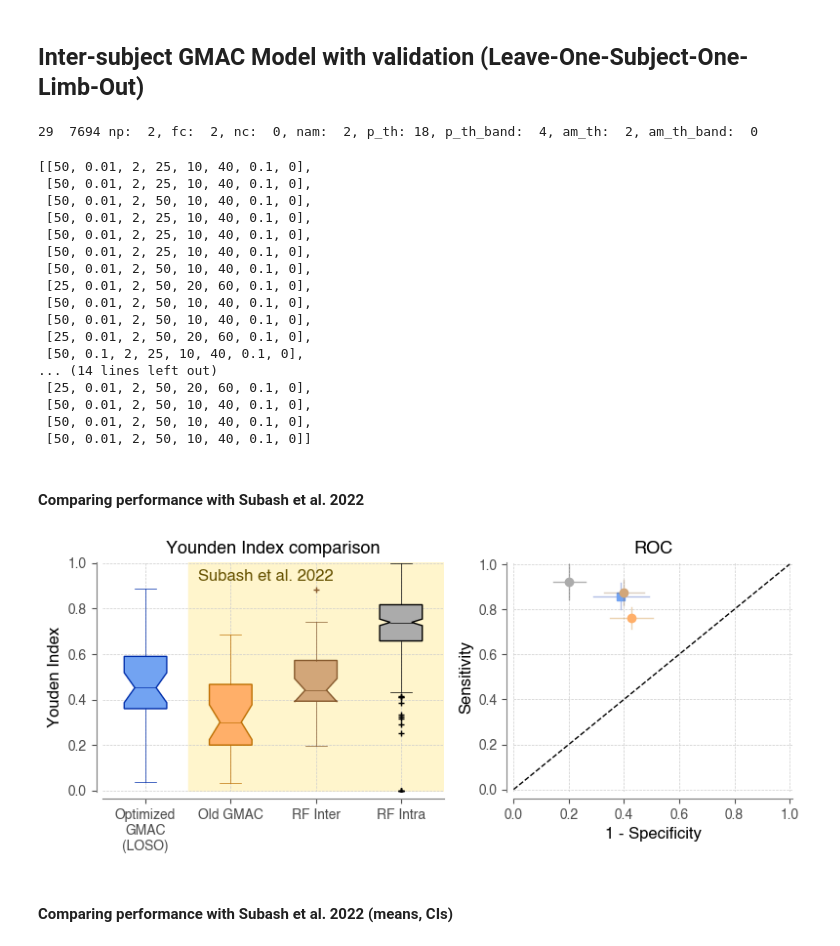
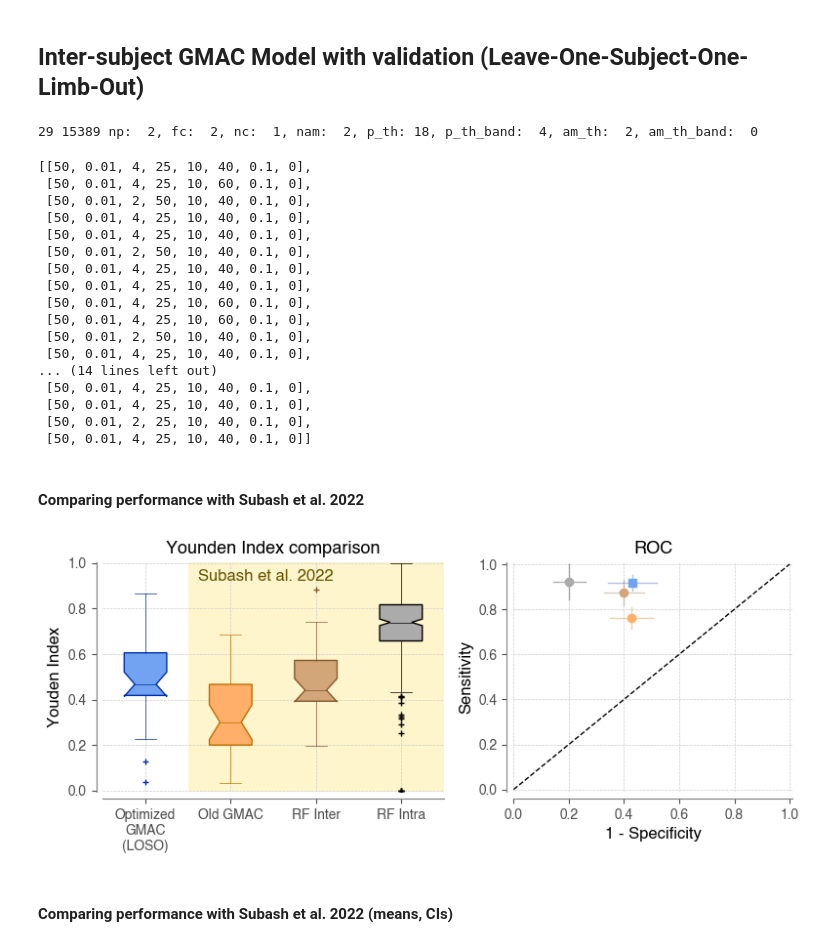
Before and after one commit to siva82kb/gmac, a Jupyter notebook: notebooks/06-paper_plots_R1.ipynb, the cells around one changed output. Drawn from its saved outputs; the diff is of its cells as text; code cells hidden in the pictures.

```diff
--- a/notebooks/06-paper_plots_R1.ipynb
+++ b/notebooks/06-paper_plots_R1.ipynb
@@ -99,7 +99,7 @@ datadf = {
 # %% [markdown]
 ## Read the Pitch and Accl. Mag. Estimation files
 # %%
-basedir = "../data/output-r1"
+basedir = "../data/output-r1-full"
 
 # Read gmac parameters.
 with open(pathlib.Path(basedir, "gmac", "gmac_params.json"), "r") as f:
@@ -409,9 +418,9 @@ for l, (_lmb, _subj) in enumerate(limbsubj):
         iqr[_i] = _perfs[2] - _perfs[0]
 
 # Save the perf data as a numpy file
-np.save("../data/output-r1/all_perf_loslo.npy", perf_loslo)
+np.save(pathlib.Path(basedir, "all_perf_loslo.npy"), perf_loslo)
 # %% [output]
-29  7694 np:  2, fc:  2, nc:  0, nam:  2, p_th: 18, p_th_band:  4, am_th:  2, am_th_band:  0
+29 15389 np:  2, fc:  2, nc:  1, nam:  2, p_th: 18, p_th_band:  4, am_th:  2, am_th_band:  0
 # %%
 maxinx = np.array([np.where(_perf == np.max(_perf)) for _perf in perf_loslo]).T[0].T
 bestarg = [
@@ -428,26 +437,26 @@ bestarg = [
 ]
 bestarg
 # %% [output]
-[[50, 0.01, 2, 25, 10, 40, 0.1, 0],
+[[50, 0.01, 4, 25, 10, 40, 0.1, 0],
+ [50, 0.01, 4, 25, 10, 60, 0.1, 0],
+ [50, 0.01, 2, 50, 10, 40, 0.1, 0],
+ [50, 0.01, 4, 25, 10, 40, 0.1, 0],
+ [50, 0.01, 4, 25, 10, 40, 0.1, 0],
+ [50, 0.01, 2, 50, 10, 40, 0.1, 0],
+ [50, 0.01, 4, 25, 10, 40, 0.1, 0],
+ [50, 0.01, 4, 25, 10, 40, 0.1, 0],
+ [50, 0.01, 4, 25, 10, 60, 0.1, 0],
+ [50, 0.01, 4, 25, 10, 60, 0.1, 0],
+ [50, 0.01, 2, 50, 10, 40, 0.1, 0],
+ [50, 0.01, 4, 25, 10, 40, 0.1, 0],
+... (14 lines left out)
+ [50, 0.01, 4, 25, 10, 40, 0.1, 0],
+ [50, 0.01, 4, 25, 10, 40, 0.1, 0],
  [50, 0.01, 2, 25, 10, 40, 0.1, 0],
- [50, 0.01, 2, 50, 10, 40, 0.1, 0],
- [50, 0.01, 2, 25, 10, 40, 0.1, 0],
- [50, 0.01, 2, 25, 10, 40, 0.1, 0],
- [50, 0.01, 2, 25, 10, 40, 0.1, 0],
- [50, 0.01, 2, 50, 10, 40, 0.1, 0],
- [25, 0.01, 2, 50, 20, 60, 0.1, 0],
- [50, 0.01, 2, 50, 10, 40, 0.1, 0],
- [50, 0.01, 2, 50, 10, 40, 0.1, 0],
- [25, 0.01, 2, 50, 20, 60, 0.1, 0],
- [50, 0.1, 2, 25, 10, 40, 0.1, 0],
-... (14 lines left out)
- [25, 0.01, 2, 50, 20, 60, 0.1, 0],
- [50, 0.01, 2, 50, 10, 40, 0.1, 0],
- [50, 0.01, 2, 50, 10, 40, 0.1, 0],
- [50, 0.01, 2, 50, 10, 40, 0.1, 0]]
+ [50, 0.01, 4, 25, 10, 40, 0.1, 0]]
 # %%
 # Get the performance of the left out subject for the best parameters.
-looperf = {
+losloperf = {
     "youden": np.zeros(len(limbsubj)),
     "sensitivity": np.zeros(len(limbsubj)),
     "specificity": np.zeros(len(limbsubj)),
@@ -465,9 +474,9 @@ for i, (_lmb, _subj) in enumerate(limbsubj):
             (gmac_perf.am_th == bestarg[i][6]) &
             (gmac_perf.am_th_band == bestarg[i][7]))
     # Computer performance
-    looperf["youden"][i] = gmac_perf.loc[_looinx & _inx, "youden"].values[0]
-    looperf["sensitivity"][i] = gmac_perf.loc[_looinx & _inx, "sensitivity"].values[0]
-    looperf["specificity"][i] = gmac_perf.loc[_looinx & _inx, "specificity"].values[0]
+    losloperf["youden"][i] = gmac_perf.loc[_looinx & _inx, "youden"].values[0]
+    losloperf["sensitivity"][i] = gmac_perf.loc[_looinx & _inx, "sensitivity"].values[0]
+    losloperf["specificity"][i] = gmac_perf.loc[_looinx & _inx, "specificity"].values[0]
 # %% [markdown]
 #### Comparing performance with Subash et al. 2022
 # %%
@@ -480,7 +489,7 @@ ax = plt.subplot(gs[0, 0])
 
 # Current performance
 j = 1
-ax.boxplot(x=looperf["youden"], positions=[j],
+ax.boxplot(x=losloperf["youden"], positions=[j],
         widths=0.5, notch=True, patch_artist=True,
         boxprops=dict(facecolor=lightc[j], color=darkc[j], alpha=1.0),
         capprops=dict(color=darkc[j], alpha=1.0, lw=0.5),
@@ -554,8 +563,8 @@ ax.set_title("Younden Index comparison", fontsize=13)
 ax = plt.subplot(gs[0, 1])
 ax.plot([0, 1], [0, 1], lw=1, color="black", ls="--")
 # LOO Optimized GMAC
-_valsens = looperf["sensitivity"]
-_valspec = looperf["specificity"]
+_valsens = losloperf["sensitivity"]
+_valspec = losloperf["specificity"]
 _xmean, _ymean = np.mean(_valspec), np.mean(_valsens)
 _xstd, _ystd = np.std(_valspec), np.std(_valsens)
 ax.plot([1 - _xmean - 0.5 * _xstd, 1 - _xmean + 0.5 * _xstd],
@@ -587,34 +596,34 @@ ax.plot([1 - _xmean], [_ymean], marker="o", ms=6, color=lightc[3], alpha=1)
 # RF Intra
 _valsens = np.hstack([subash_perf_rfintra["sensitivity"][i] for i in range(4)])
 _valspec = np.hstack([subash_perf_rfintra["specificity"][i] for i in range(4)])
 _xmean, _ymean = np.nanmean(_valspec), np.nanmean(_valsens)
 _xstd, _ystd = np.nanstd(_valspec), np.nanstd(_valsens)
 ax.plot([1 - _xmean - 0.5 * _xstd, 1 - _xmean + 0.5 * _xstd],
         [_ymean, _ymean], color=darkc[4], alpha=0.3, lw=1)
 ax.plot([1 - _xmean, 1 - _xmean],
         [_ymean - 0.5 * _ystd, _ymean + 0.5 * _ystd], color=darkc[4], alpha=0.3, lw=1)
 ax.plot([1 - _xmean], [_ymean], marker="o", ms=6, color=lightc[4], alpha=1)
 ax.set_ylim(-0.01, 1.01)
 ax.set_xlim(0.0, 1.01)
 ax.spines['right'].set_visible(False)
 ax.spines['top'].set_visible(False)
 ax.spines['left'].set_position(('outward', 5))
 ax.spines['bottom'].set_position(('outward', 5))
 ax.spines['left'].set_color("tab:gray")
 ax.spines['bottom'].set_color("tab:gray")
 ax.tick_params(axis='x', colors='0.3')
 ax.tick_params(axis='y', colors='0.3')
 ax.grid(color='0.8', linestyle='--', linewidth=0.5);
 ax.set_ylabel("Sensitivity", fontsize=12)
 ax.set_xlabel("1 - Specificity", fontsize=12)
 ax.set_title("ROC", fontsize=13)
 
 plt.tight_layout()
 
 fig.savefig(pathlib.Path(basedir, "gmac_summary_all_med.pdf"), bbox_inches="tight")
 fig.savefig(pathlib.Path(basedir, "gmac_summary_all_med.svg"), bbox_inches="tight")
 # %% [output]
-[figure, old version]
+[figure, new version]
 # %% [markdown]
 #### Comparing performance with Subash et al. 2022 (means, CIs)
 # %%
```
Also changed, not shown: parts of 57 cells of this notebook, 1 other file.
